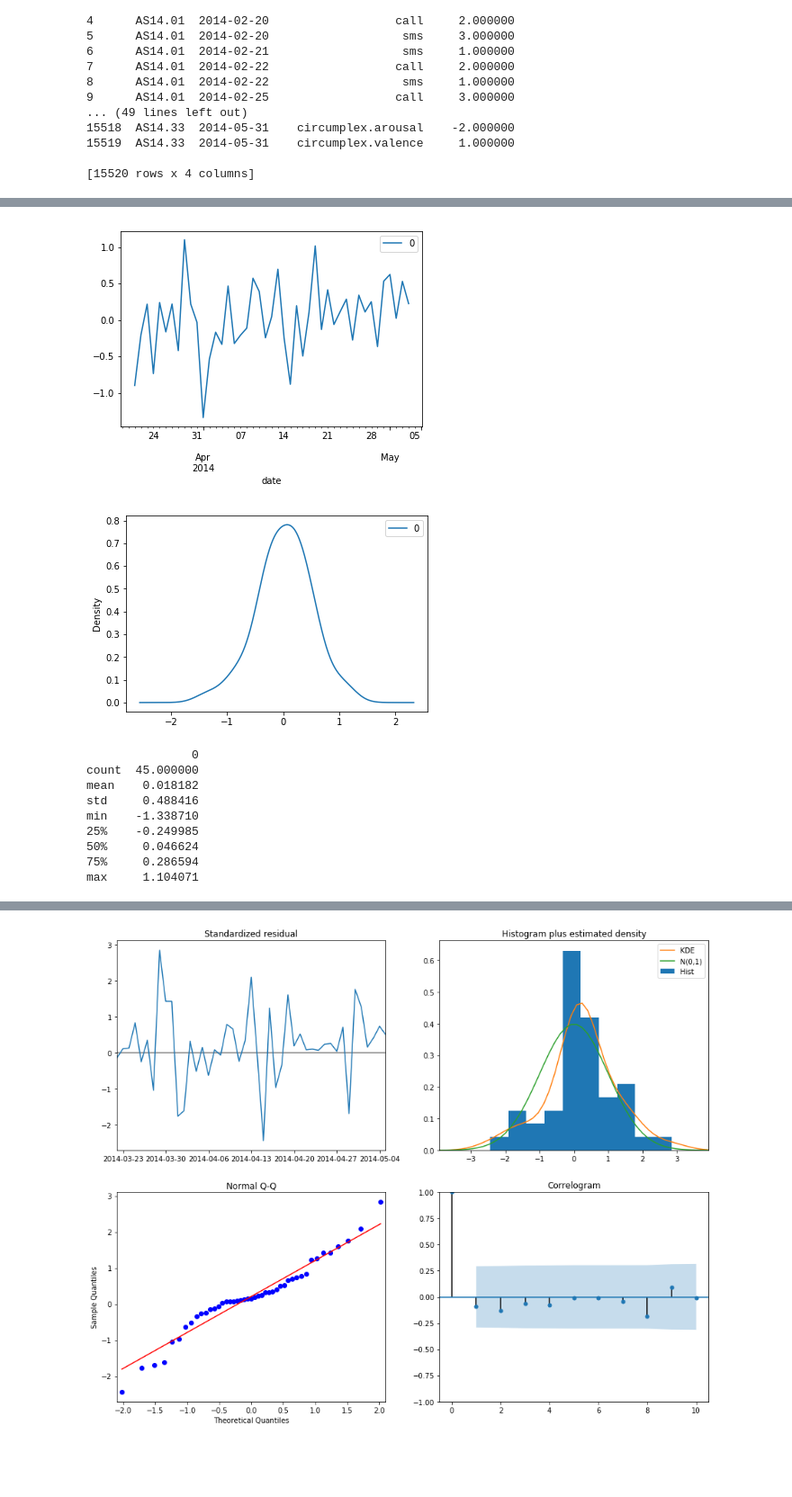
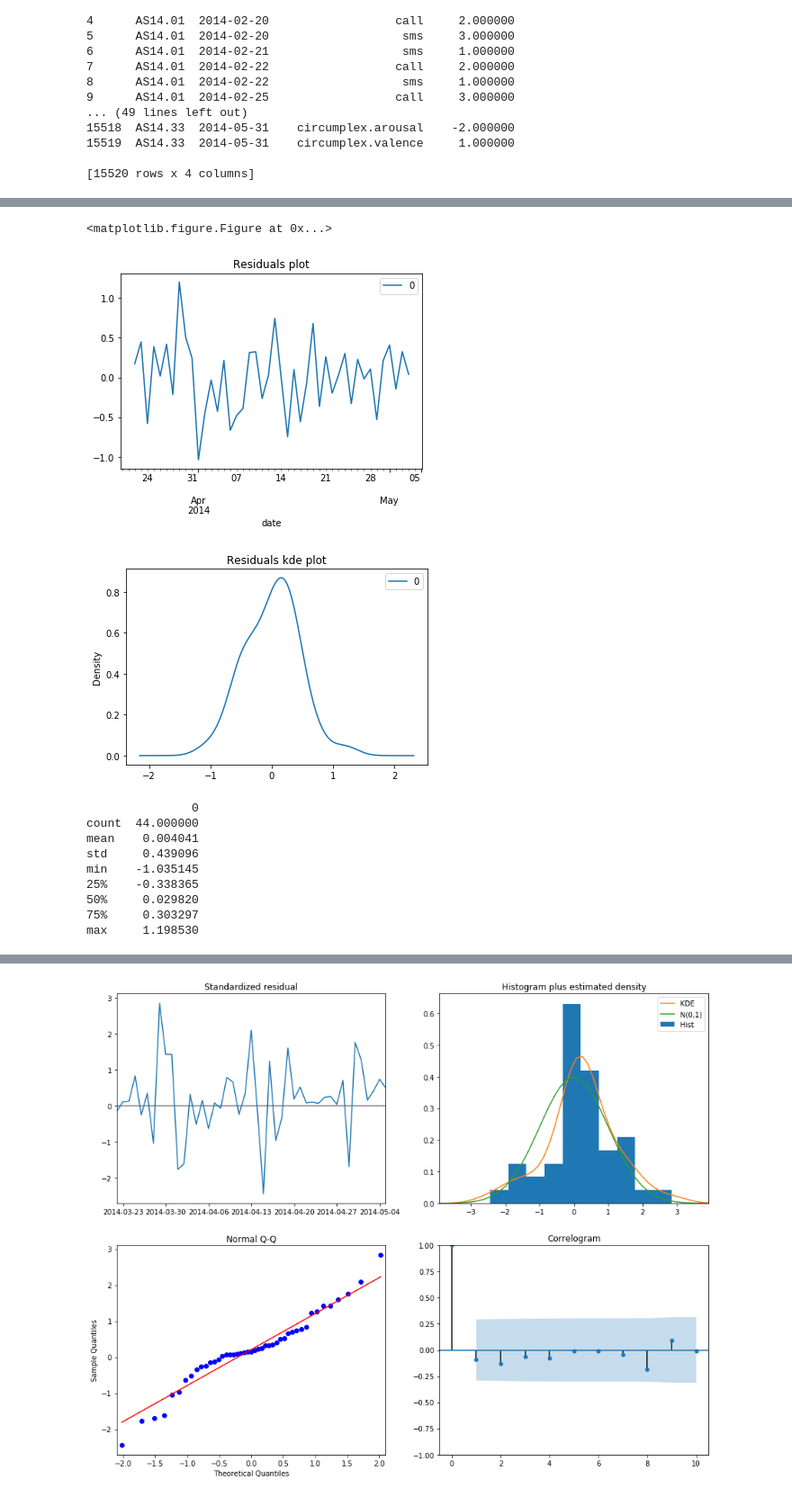
Before and after one commit to felicienveldema/DataMT, a Jupyter notebook: Assignment1_ARIMA_SARIMA.ipynb, the cells around one changed output, grey strips where cells are left out. Shown at 90% size. Saved outputs shown, nothing was run; the diff lists cells and outputs as text; code cells hidden in the pictures; blank space fills up the shorter version.

```diff
--- a/Assignment1_ARIMA_SARIMA.ipynb
+++ b/Assignment1_ARIMA_SARIMA.ipynb
@@ -203,15 +204,9 @@ from statsmodels.tsa.statespace.sarimax import SARIMAX
 # %%
 #Model two Cecilia
+#Data preprocessing
 # Get the information of patient 1
 # Write it to csv file
 #p_1=df.loc[df['id']=='AS14.01']
 #p_1.to_csv('patient_1.csv', sep=',')
 p_1 = pd.read_csv('patient_1.csv', header=0, sep=',', index_col=0)
-# check the time_series and drop unnecessary datapoints
-p_1 = p_1.groupby(['date','variable']).mean().squeeze().unstack().add_suffix('')
-mood=p_1.loc[p_1['variable']=='mood']
-mood=mood.drop(mood.index[[0,1]])
-mood=mood.drop(columns=['id', 'variable'])
-mood['value']=mood['value'].astype(float)
-mood['date']=pd.to_datetime(mood['date'])
-mood.set_index('date', inplace=True)
+mood=Series.from_csv('patient_1_mood.csv', header=0)
@@ -299,19 +371,23 @@ MA.1            1.0000           +0.0000j            1.0000            0.0000
 # %%
 # plot residual errors
 residuals = pd.DataFrame(results.resid)
-residuals.plot()
-residuals.plot(kind='kde')
+plt.figure()
+A=residuals.plot()
+plt.title("Residuals plot")
+B=residuals.plot(kind='kde')
+plt.title("Residuals kde plot")
 plt.show()
 print(residuals.describe())
 # %% [output]
+<matplotlib.figure.Figure at 0x...>
-[figure, old version]
+[figure, new version]
-[figure, old version]
+[figure, new version]
-               0
-count  45.000000
-mean    0.018182
-std     0.488416
-min    -1.338710
-25%    -0.249985
-50%     0.046624
-75%     0.286594
-max     1.104071
+               0
+count  44.000000
+mean    0.004041
+std     0.439096
+min    -1.035145
+25%    -0.338365
+50%     0.029820
+75%     0.303297
+max     1.198530
```
Also changed, not shown: parts of 32 cells of this notebook, 3 other files.
